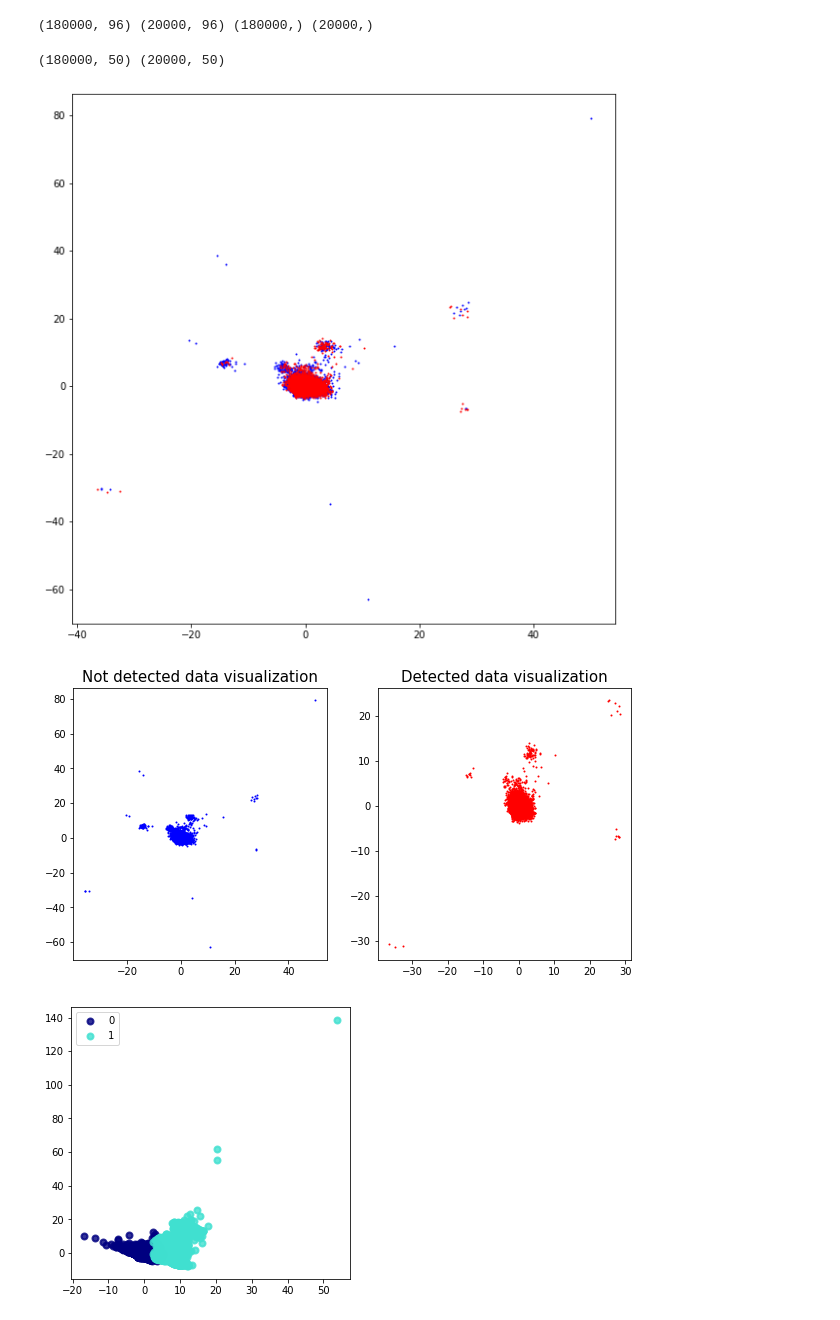
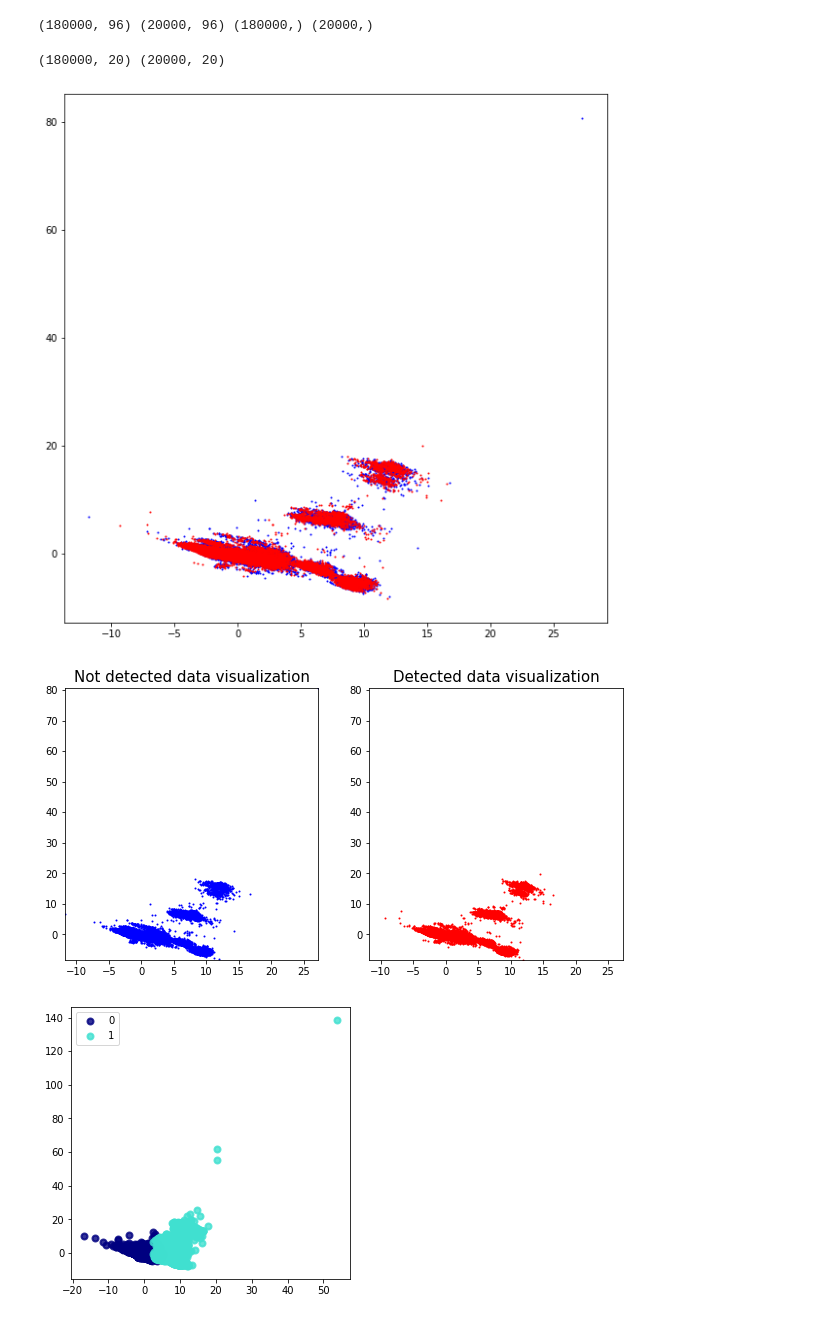
Before and after one commit to nugzar/mics-w207, a Jupyter notebook: w207_project_v2.ipynb, the cells around one changed output. Saved outputs shown, nothing was run; the diff lists cells and outputs as text; code cells hidden in the pictures.

```diff
--- a/w207_project_v2.ipynb
+++ b/w207_project_v2.ipynb
@@ -682,13 +689,13 @@ normalized_train_features = scaler.transform(train_features)
 normalized_test_features = scaler.transform(test_features)
 # %%
 # PCA = 2 gives us 0.999+ accuracy, but let's choose at least 10 for number of components
-model = PCA(n_components=50)
-train_pca = np.array(model.fit_transform(normalized_train_features))
-test_pca = np.array(model.transform(normalized_test_features))
+model = PCA(n_components=20)
+train_pca = np.array(model.fit_transform(train_features))
+test_pca = np.array(model.transform(test_features))
 
 print (train_pca.shape, test_pca.shape)
 # %% [output]
-(180000, 50) (20000, 50)
+(180000, 20) (20000, 20)
 # %%
 # Let's use feature regularization
 # We will use them in regressions and gradients
@@ -701,27 +708,29 @@ normalized_test_pca = scaler.transform(test_pca)
 # %%
 model = PCA(n_components=2)
 
-train_pca_visual = np.array(model.fit_transform(normalized_train_pca))
+train_pca_visual = np.array(model.fit_transform(normalized_train_features))
 
 # when train_label == 1, then malware was detected
 # when train_label == 0, malware was NOT detected
 
 plt.figure(figsize=(10,10))
 
 plt.plot(train_pca_visual[:,0][train_labels==0], train_pca_visual[:,1][train_labels==0], 'bo', markersize=1)
 plt.plot(train_pca_visual[:,0][train_labels==1], train_pca_visual[:,1][train_labels==1], 'ro', markersize=1)
 
 
 plt.figure(figsize=(10,5))
 for i in range(2):
     color = 'bo' if i == 0 else 'ro'
     title = "Not detected data visualization" if i == 0 else "Detected data visualization"
     plt.subplot(1, 2, i + 1)
     plt.plot(train_pca_visual[:,0][train_labels==i], train_pca_visual[:,1][train_labels==i], color, markersize=1)
     plt.title(title, fontsize = 15)
+    plt.ylim(train_pca_visual[:,1].min(), train_pca_visual[:,1].max())
+    plt.xlim(train_pca_visual[:,0].min(), train_pca_visual[:,0].max())
 # %% [output]
-[figure, old version]
+[figure, new version]
-[figure, old version]
+[figure, new version]
 # %%
 # Apply k-means + PCA + plot
 
```
Also changed, not shown: parts of 5 cells of this notebook.
